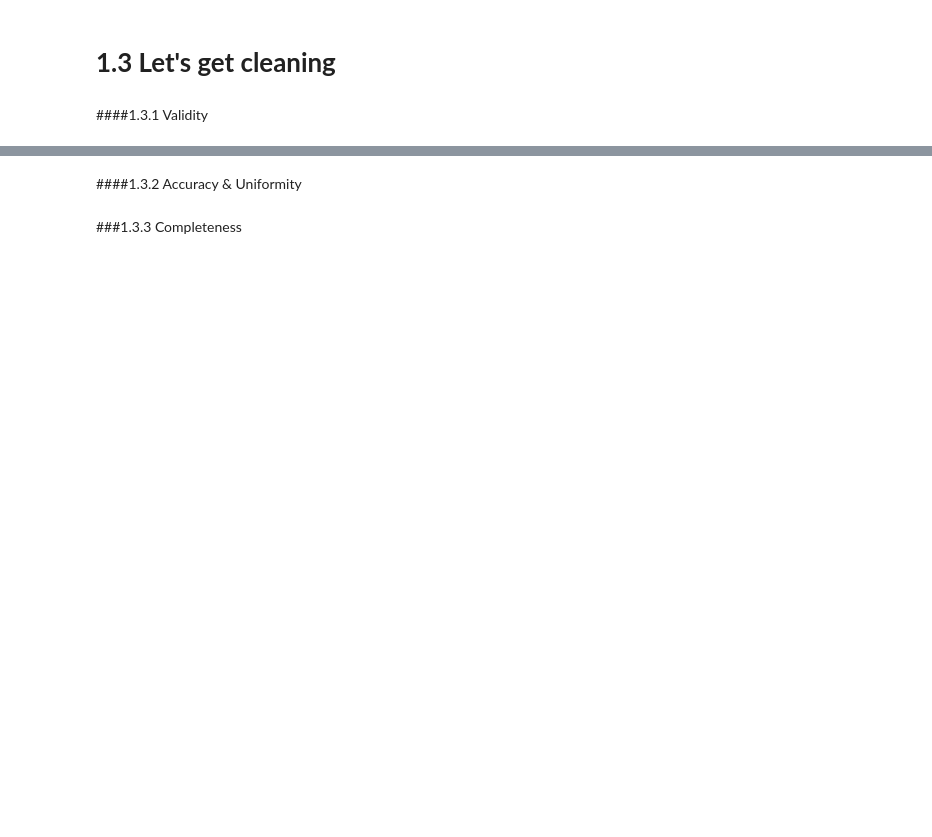
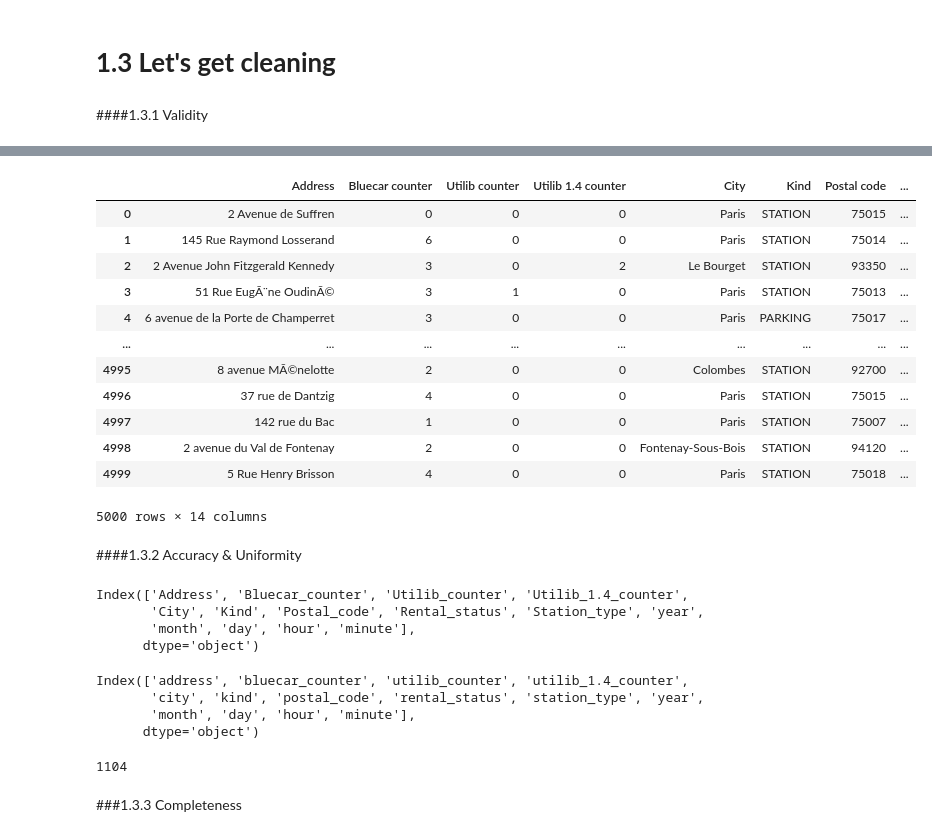
Before and after one commit to CorletteN/Autolib-France-Data, a Jupyter notebook: Moringa_School_Corlette_Nyaundi_Wk_4.ipynb, the cells around one changed output, grey strips where cells are left out. Cells and saved outputs as stored; diff of their text form; code cells hidden in the pictures; blank space fills up the shorter version.

```diff
--- a/Moringa_School_Corlette_Nyaundi_Wk_4.ipynb
+++ b/Moringa_School_Corlette_Nyaundi_Wk_4.ipynb
@@ -28,4 +81,44 @@ df = pd.read_csv('/content/Autolib_dataset.csv')
+# %%
+#Drop some more columns that are irrelevant to our current analysis
+df.drop(['Cars', 'Public name','Status', 'Subscription status'],axis= 1, inplace = True)
+df
+# %% [output]
+|  | Address | Bluecar counter | Utilib counter | Utilib 1.4 counter | City | Kind | Postal code | ... |
+| 0 | 2 Avenue de Suffren | 0 | 0 | 0 | Paris | STATION | 75015 | ... |
+| 1 | 145 Rue Raymond Losserand | 6 | 0 | 0 | Paris | STATION | 75014 | ... |
+| 2 | 2 Avenue John Fitzgerald Kennedy | 3 | 0 | 2 | Le Bourget | STATION | 93350 | ... |
+| 3 | 51 Rue EugÃ¨ne OudinÃ© | 3 | 1 | 0 | Paris | STATION | 75013 | ... |
+| 4 | 6 avenue de la Porte de Champerret | 3 | 0 | 0 | Paris | PARKING | 75017 | ... |
+| ... | ... | ... | ... | ... | ... | ... | ... | ... |
+| 4995 | 8 avenue MÃ©nelotte | 2 | 0 | 0 | Colombes | STATION | 92700 | ... |
+| 4996 | 37 rue de Dantzig | 4 | 0 | 0 | Paris | STATION | 75015 | ... |
+| 4997 | 142 rue du Bac | 1 | 0 | 0 | Paris | STATION | 75007 | ... |
+| 4998 | 2 avenue du Val de Fontenay | 2 | 0 | 0 | Fontenay-Sous-Bois | STATION | 94120 | ... |
+| 4999 | 5 Rue Henry Brisson | 4 | 0 | 0 | Paris | STATION | 75018 | ... |
+5000 rows × 14 columns
 # %% [markdown]
 ####1.3.2 Accuracy & Uniformity
+# %%
+#Fix syntax errors
+df.columns = df.columns.str.strip().str.replace(' ','_')
+df.columns
+# %% [output]
+Index(['Address', 'Bluecar_counter', 'Utilib_counter', 'Utilib_1.4_counter',
+       'City', 'Kind', 'Postal_code', 'Rental_status', 'Station_type', 'year',
+       'month', 'day', 'hour', 'minute'],
+      dtype='object')
+# %%
+#Change all column names to lower case
+df.columns = map(str.lower, df.columns)
+df.columns
+# %% [output]
+Index(['address', 'bluecar_counter', 'utilib_counter', 'utilib_1.4_counter',
+       'city', 'kind', 'postal_code', 'rental_status', 'station_type', 'year',
+       'month', 'day', 'hour', 'minute'],
+      dtype='object')
+# %%
+len(df['address'].unique().tolist())
+# %% [output]
+1104
 # %% [markdown]
 ###1.3.3 Completeness
```
Also changed, not shown: parts of 13 cells of this notebook.
